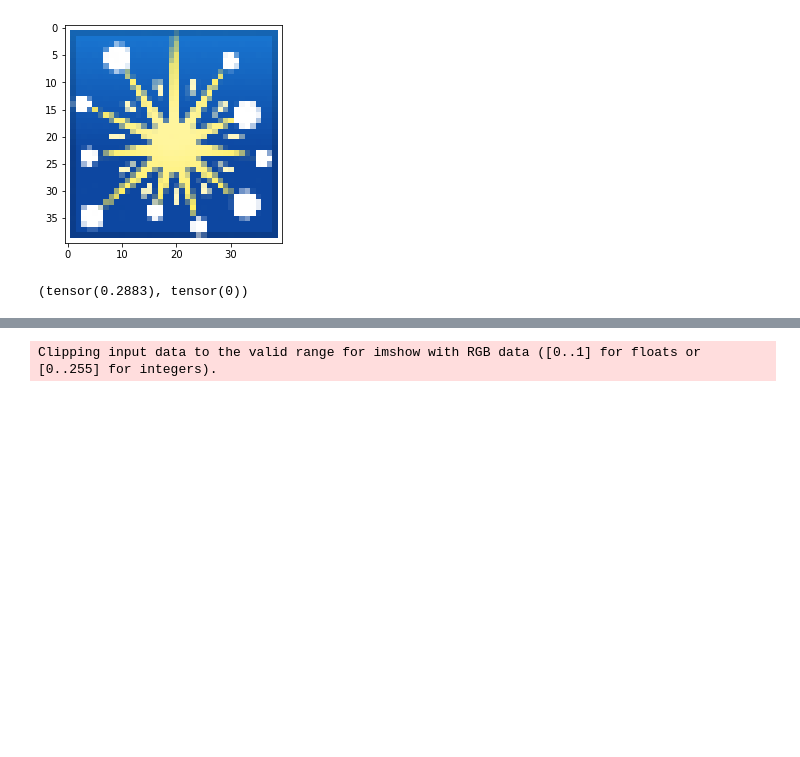
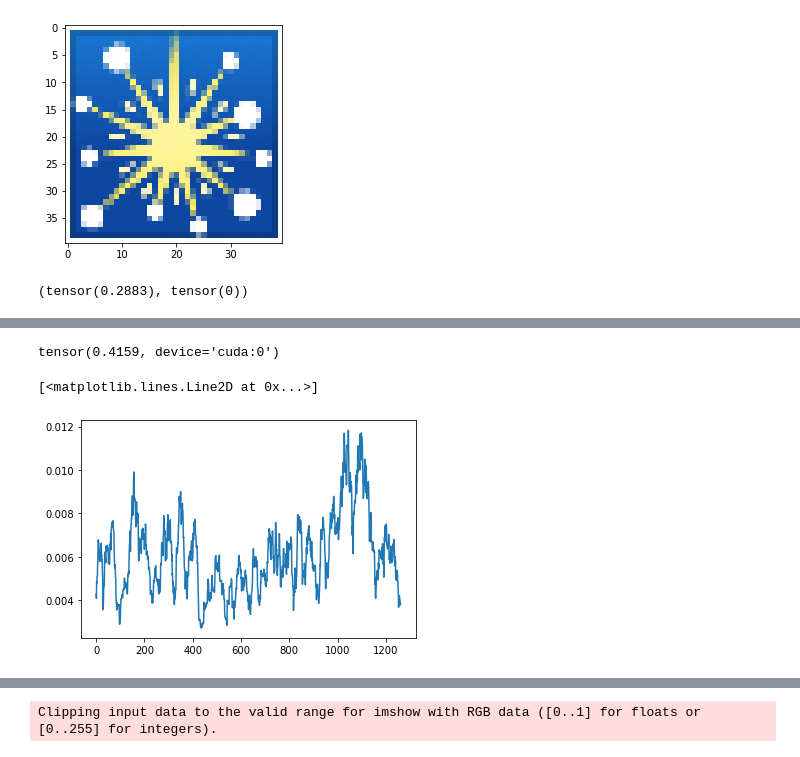
Before and after one commit to LetteraUnica/neural_cellular_automata, a Jupyter notebook: pytorch_ca/double_CA.ipynb, the cells around one changed output, grey strips where cells are left out. Saved outputs shown, nothing was run; the diff lists cells and outputs as text; code cells hidden in the pictures; blank space fills up the shorter version.

```diff
--- a/pytorch_ca/double_CA.ipynb
+++ b/pytorch_ca/double_CA.ipynb
@@ -111,0 +142,45 @@ Clipping input data to the valid range for imshow with RGB data ([0..1] for floa
+# %%
+# Train the model
+
+torch.backends.cudnn.benchmark = True
+
+for param in model.old_CA.parameters():
+    param.requires_grad = False
+
+optimizer = torch.optim.Adam(model.new_CA.parameters(), weight_decay=1e-4)
+criterion = loss_fn(pad(target, TARGET_PADDING), order=2)
+scheduler = torch.optim.lr_scheduler.ExponentialLR(optimizer, gamma=0.95)
+losses = []
+torch.nn.utils.clip_grad_norm_(model.new_CA.parameters(), 1.)
+# %% [output]
+tensor(0.4159, device='cuda:0')
+# %%
+cell_mask = model.new_cells.cpu()
+for i in range(10):
+    j = 0
+    for j in range(POOL_SIZE//BATCH_SIZE):
+        inputs, indexes = pool.sample(BATCH_SIZE)
+        inputs = inputs.to(device)
+        if j%8 == 0:
+            optimizer.zero_grad()
+
+        for j in range(N_ITERS+randint(-10, 0)):
+            inputs = model(inputs)
+
+        loss, idx_max_loss = criterion(inputs)
+        loss = loss / 8
+        loss.backward()
+        if j%8 == 0:
+            optimizer.step()
+        losses.append(loss.item())
+        pool.update(inputs.detach().cpu(), indexes, idx_max_loss)
+        j += 1
+    scheduler.step()
+# %%
+def moving_average(x, w):
+    return np.convolve(x, np.ones(w), 'valid') / w
+
+pl.plot(moving_average(losses,20))
+# %% [output]
+[<matplotlib.lines.Line2D at 0x...>]
+[figure, added]
```
Also changed, not shown: parts of 25 cells of this notebook, 7 other files.
